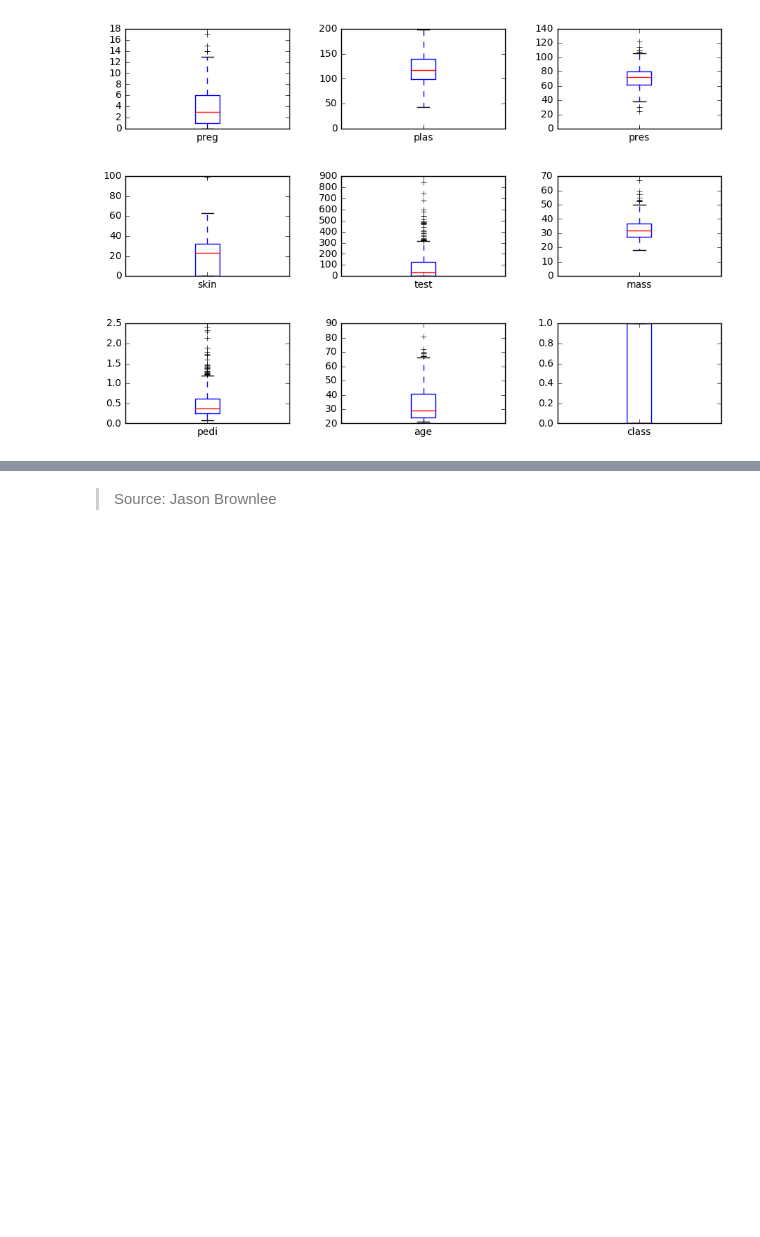
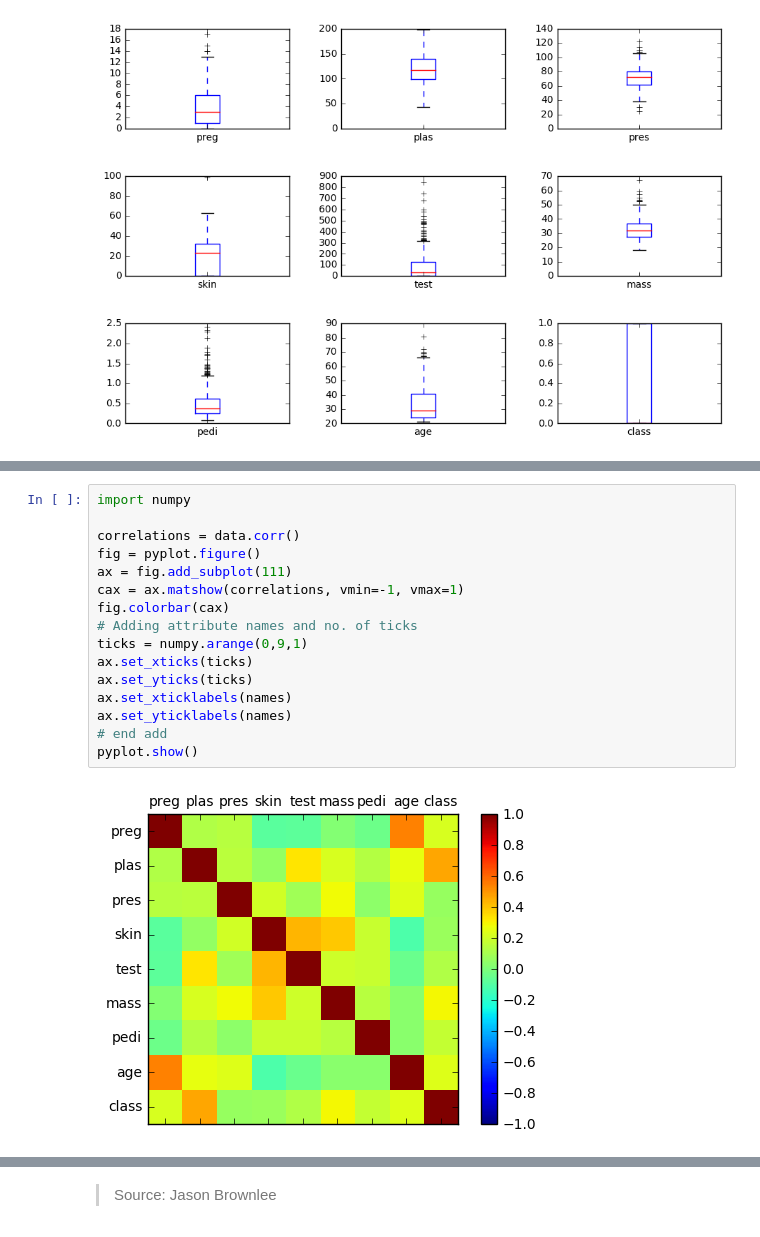
Before and after one commit to cdvel/jupyter-notebooks, a Jupyter notebook: understand-data-vis.ipynb, the cells around one changed output, grey strips where cells are left out. Cells and saved outputs as stored; diff of their text form; blank space fills up the shorter version.

```diff
--- a/understand-data-vis.ipynb
+++ b/understand-data-vis.ipynb
@@ -57,0 +64,18 @@ Represent interaccions between variables
+# %%
+import numpy
+
+correlations = data.corr()
+fig = pyplot.figure()
+ax = fig.add_subplot(111)
+cax = ax.matshow(correlations, vmin=-1, vmax=1)
+fig.colorbar(cax)
+# Adding attribute names and no. of ticks
+ticks = numpy.arange(0,9,1)
+ax.set_xticks(ticks)
+ax.set_yticks(ticks)
+ax.set_xticklabels(names)
+ax.set_yticklabels(names)
+# end add
+pyplot.show()
+# %% [output]
+[figure, added]
```
Also changed, not shown: parts of 4 cells of this notebook.
